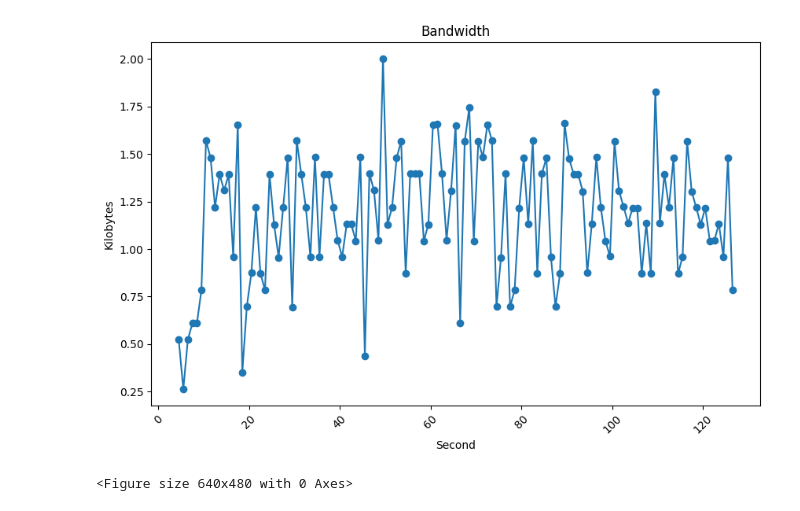
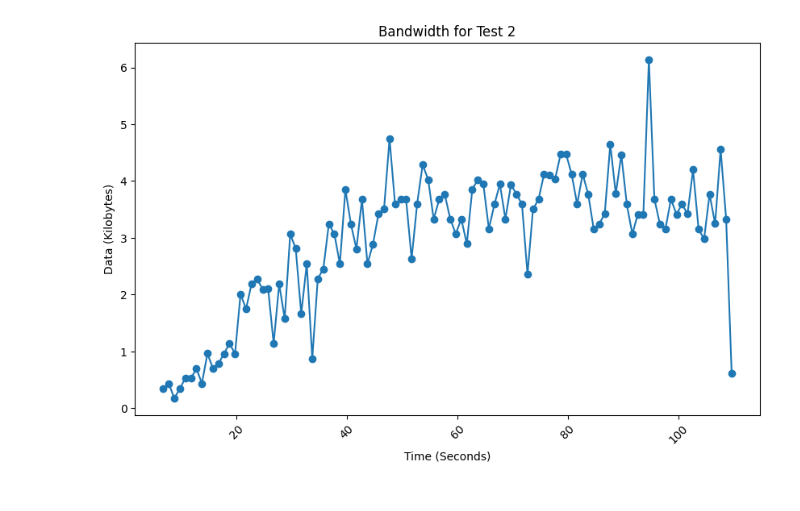
Before and after one commit to alihusain01/event-logging, a Jupyter notebook: analytics/bandwidth.ipynb, the cells around one changed output. Drawn from its saved outputs; the diff is of its cells as text; code cells hidden in the pictures.

```diff
--- a/analytics/bandwidth.ipynb
+++ b/analytics/bandwidth.ipynb
@@ -4,7 +4,7 @@ import matplotlib.pyplot as plt
 from io import StringIO
 
 # Path to your data file
-file_path = '../server/logfile.txt'
+file_path = '../server/test_2.txt'
 
 # Open and read the file
 with open(file_path, 'r') as file:
@@ -13,37 +13,34 @@ with open(file_path, 'r') as file:
 # Save the first line as the program start time
 program_start_time = float(data.split('\n')[0].split(': ')[1])
 
 # Remove the first line
 data = '\n'.join(data.split('\n')[1:])
 
 # Convert string data to DataFrame
 df = pd.read_csv(StringIO(data), sep="\s+", header=None, names=["Time", "EventTime", "Bytes"])
 
 # Convert Time to seconds (round down to nearest second)
 df['Second'] = df['Time'].astype(int) - program_start_time
 
 
 # Sum bytes read per second
 bytes_per_second = df.groupby('Second')['Bytes'].sum().reset_index()
 
 # Convert bytes to kilobytes (KB)
 bytes_per_second['Bytes'] = bytes_per_second['Bytes'] / 1024
 bytes_per_second.rename(columns={'Bytes': 'Kilobytes'}, inplace=True)
 
 # Plot
 plt.figure(figsize=(10, 6))
 plt.plot(bytes_per_second['Second'], bytes_per_second['Kilobytes'], marker='o')
-plt.title('Bandwidth')
-plt.xlabel('Second')
-plt.ylabel('Kilobytes')
+plt.title('Bandwidth for Test 2')
+plt.xlabel('Time (Seconds)')
+plt.ylabel('Data (Kilobytes)')
 plt.grid(False)
 plt.xticks(rotation=45)
 # plt.tight_layout()
 
 # Display plot
 plt.show()
-
-plt.savefig('Bandwidth_1.png')
 # %% [output]
-[figure, old version]
+[figure, new version]
-<Figure size 640x480 with 0 Axes>
```
Also changed, not shown: 7 other files.
